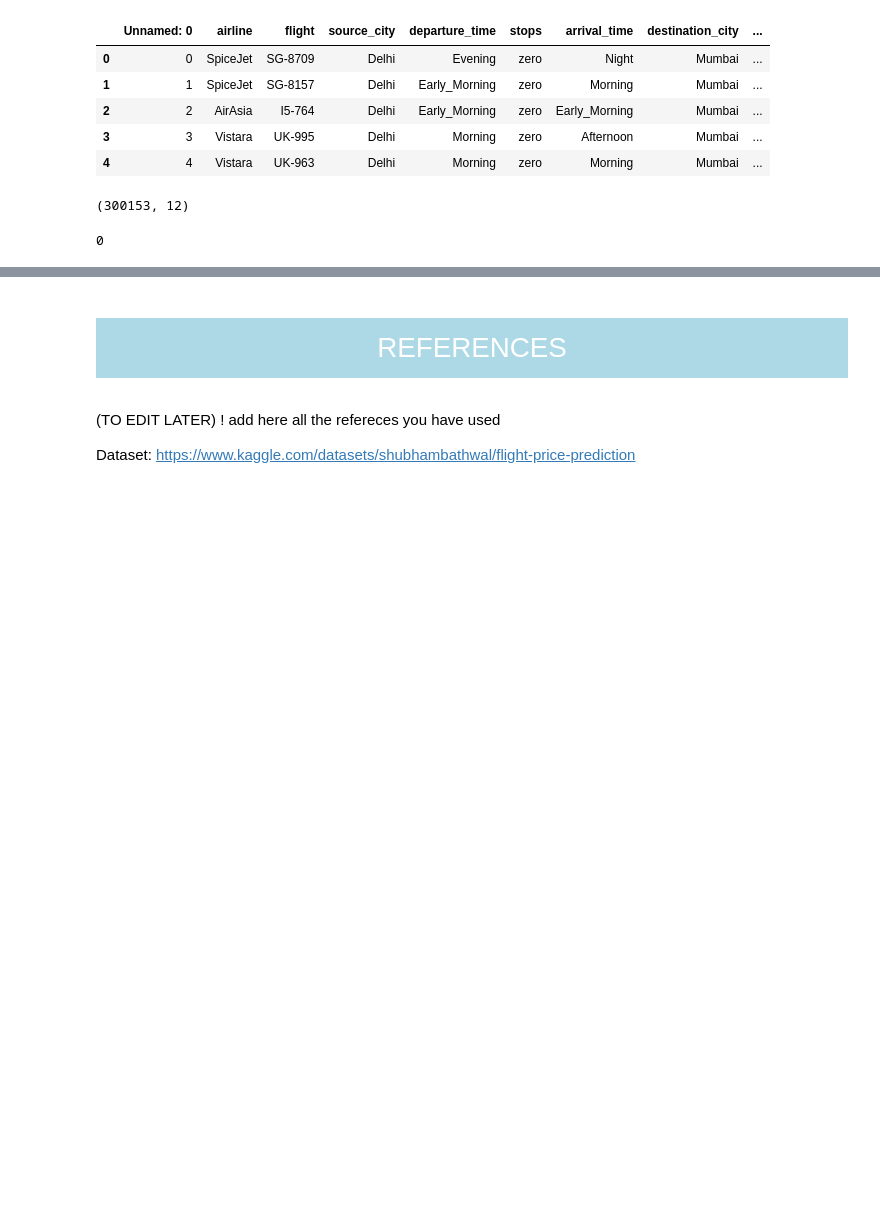
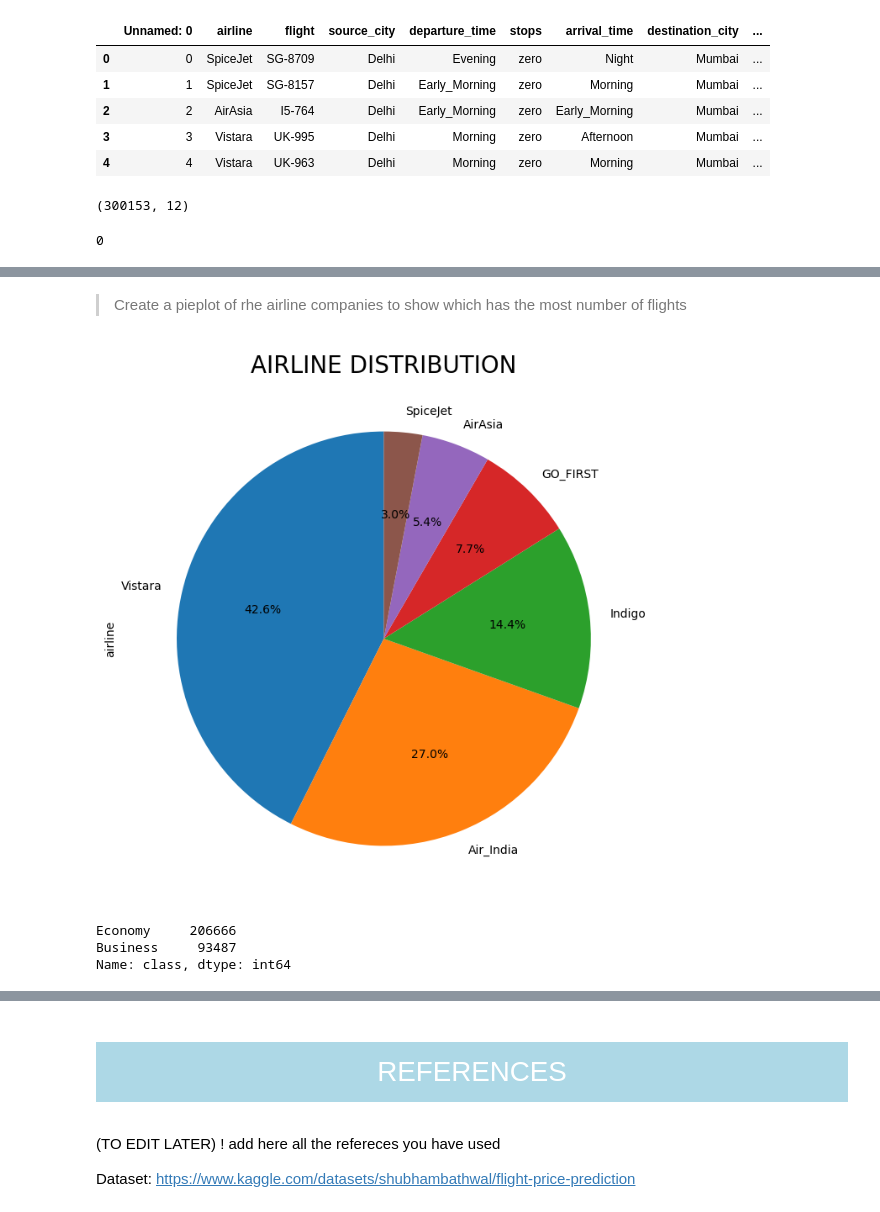
Before and after one commit to JulianaCBrum/MACHINE-LEARNING-, a Jupyter notebook: CA1_ML_Sem2.ipynb, the cells around one changed output, grey strips where cells are left out. Drawn from its saved outputs; the diff is of its cells as text; code cells hidden in the pictures; blank space fills up the shorter version.

```diff
--- a/CA1_ML_Sem2.ipynb
+++ b/CA1_ML_Sem2.ipynb
@@ -399,0 +428,18 @@ plt.show()
+# %% [markdown]
+> Create a pieplot of rhe airline companies to show which has the most number of flights
+# %%
+import matplotlib.pyplot as plt
+
+value_counts_series = df2['airline'].value_counts()
+value_counts_series.plot.pie(autopct='%1.1f%%', startangle=90, figsize=(8, 8))
+plt.title('AIRLINE DISTRIBUTION', fontsize=20)
+
+plt.show()
+# %% [output]
+[figure, added]
+# %%
+df2['class'].value_counts()
+# %% [output]
+Economy     206666
+Business     93487
+Name: class, dtype: int64
```
Also changed, not shown: parts of 18 cells of this notebook.
